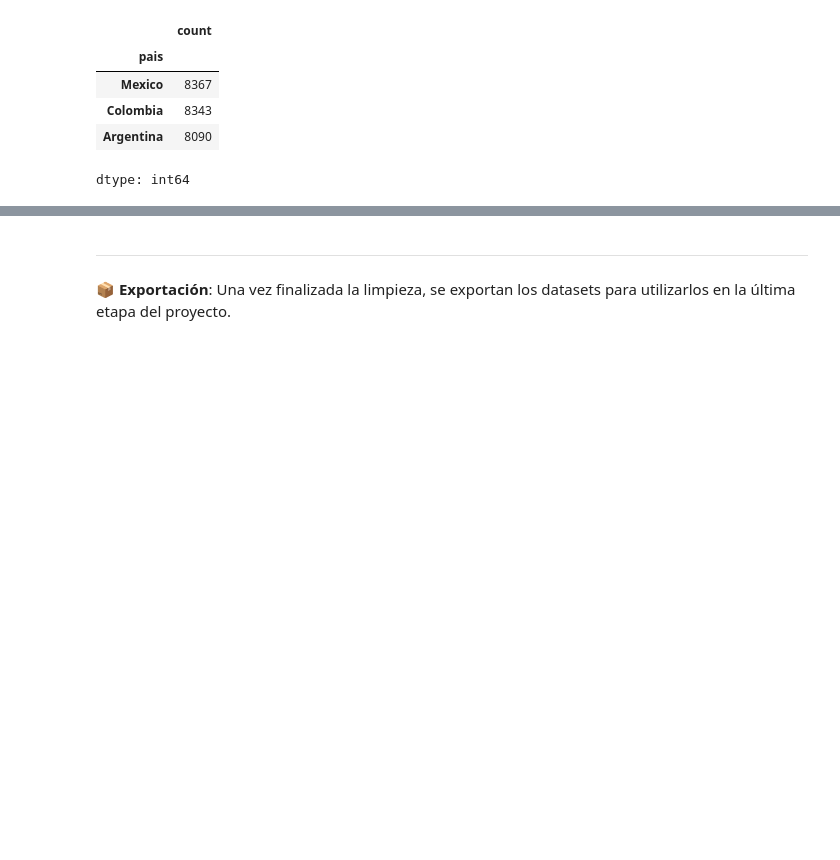
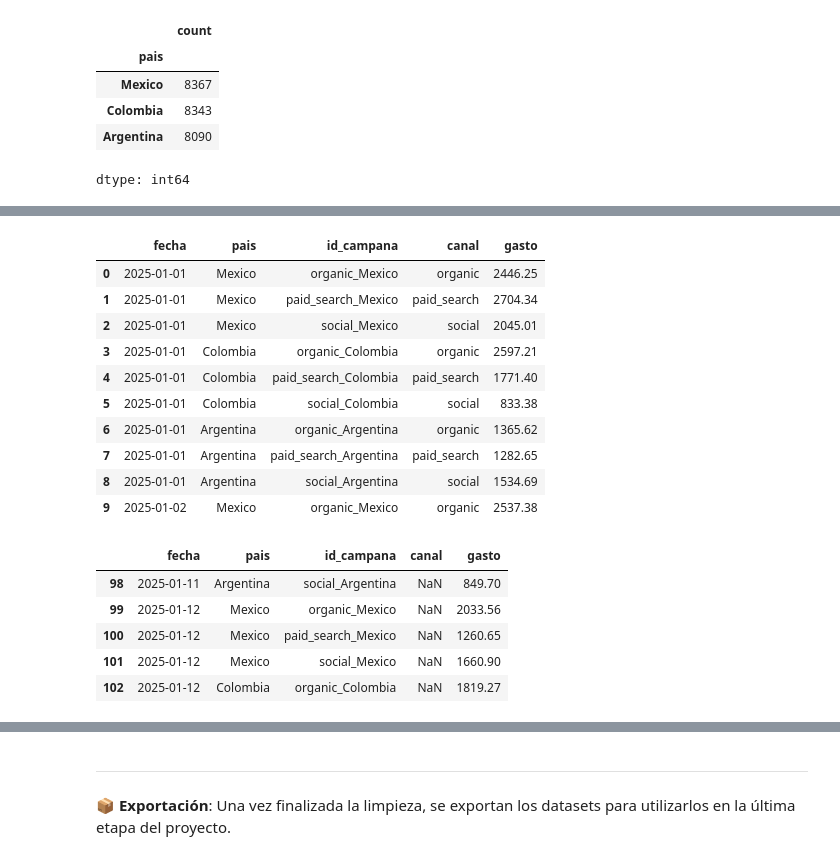
Before and after one commit to FithoGerardo/RappiPlus-Data-cleaning-and-analysis, a Jupyter notebook: notebooks/GerardoOlm-rappiplus_project.ipynb, the cells around one changed output, grey strips where cells are left out. Drawn from its saved outputs; the diff is of its cells as text; code cells hidden in the pictures; blank space fills up the shorter version.

```diff
--- a/notebooks/GerardoOlm-rappiplus_project.ipynb
+++ b/notebooks/GerardoOlm-rappiplus_project.ipynb
@@ -373,0 +392,26 @@ IntCastingNaNError: Cannot convert non-finite values (NA or inf) to integer
+# %%
+# cambiar nombre id_campana
+mkt = mkt.rename(columns={'id_campaña': 'id_campana'})
+# %%
+# asociar id_campaña a canal
+display(mkt.head(10))
+print()
+display(mkt[mkt[['canal']].isna().any(axis=1)].head(5))
+# %% [output]
+|  | fecha | pais | id_campana | canal | gasto |
+| 0 | 2025-01-01 | Mexico | organic_Mexico | organic | 2446.25 |
+| 1 | 2025-01-01 | Mexico | paid_search_Mexico | paid_search | 2704.34 |
+| 2 | 2025-01-01 | Mexico | social_Mexico | social | 2045.01 |
+| 3 | 2025-01-01 | Colombia | organic_Colombia | organic | 2597.21 |
+| 4 | 2025-01-01 | Colombia | paid_search_Colombia | paid_search | 1771.40 |
+| 5 | 2025-01-01 | Colombia | social_Colombia | social | 833.38 |
+| 6 | 2025-01-01 | Argentina | organic_Argentina | organic | 1365.62 |
+| 7 | 2025-01-01 | Argentina | paid_search_Argentina | paid_search | 1282.65 |
+| 8 | 2025-01-01 | Argentina | social_Argentina | social | 1534.69 |
+| 9 | 2025-01-02 | Mexico | organic_Mexico | organic | 2537.38 |
+|  | fecha | pais | id_campana | canal | gasto |
+| 98 | 2025-01-11 | Argentina | social_Argentina | NaN | 849.70 |
+| 99 | 2025-01-12 | Mexico | organic_Mexico | NaN | 2033.56 |
+| 100 | 2025-01-12 | Mexico | paid_search_Mexico | NaN | 1260.65 |
+| 101 | 2025-01-12 | Mexico | social_Mexico | NaN | 1660.90 |
+| 102 | 2025-01-12 | Colombia | organic_Colombia | NaN | 1819.27 |
```
Also changed, not shown: parts of 15 cells of this notebook.
